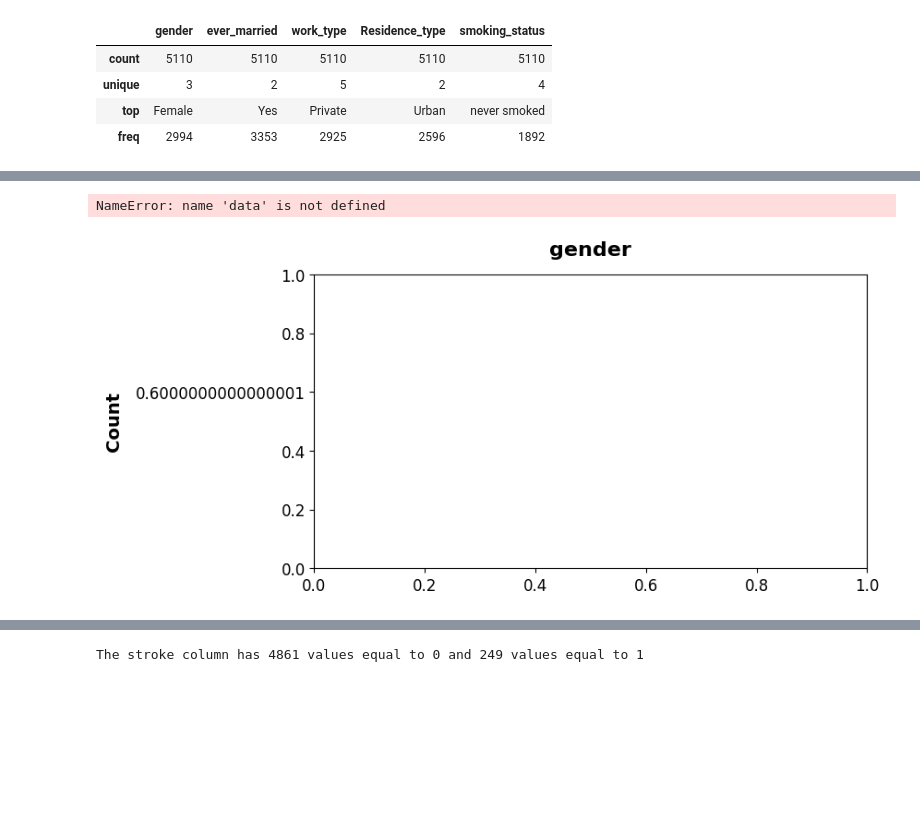
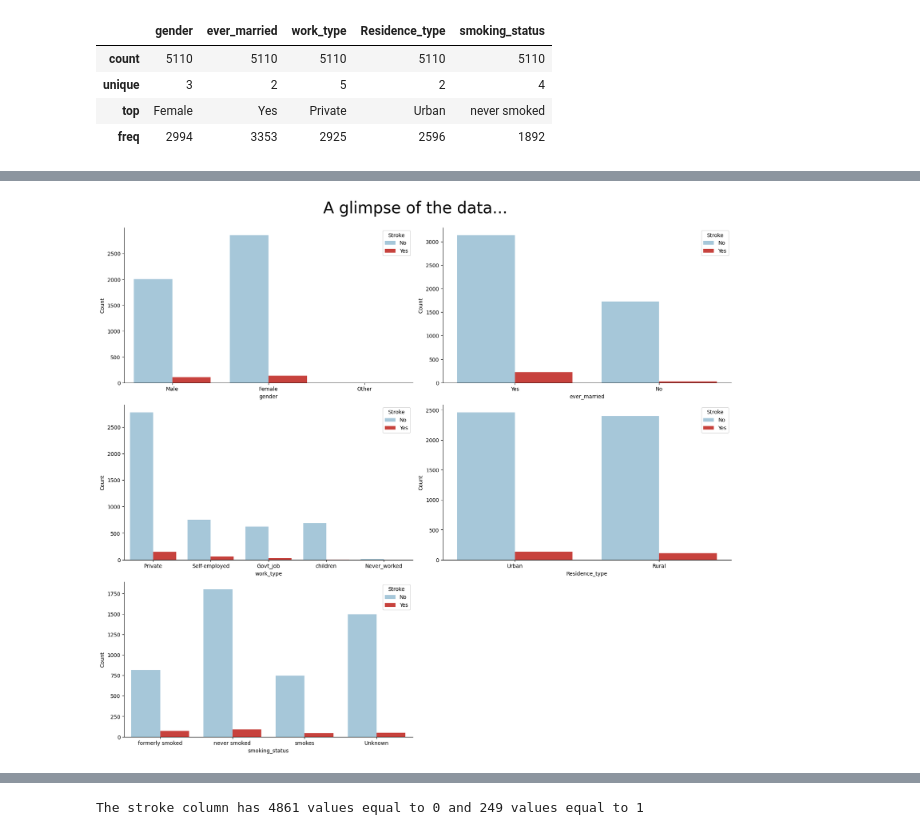
Before and after one commit to Laura1385/ml_stroke, a Jupyter notebook: main copia.ipynb, the cells around one changed output, grey strips where cells are left out. Saved outputs shown, nothing was run; the diff lists cells and outputs as text; code cells hidden in the pictures; blank space fills up the shorter version.

```diff
--- a/main copia.ipynb
+++ b/main copia.ipynb
@@ -223,33 +214,21 @@ plt.show()
-# %%
-import matplotlib.pyplot as plt
-import seaborn as sns
-import matplotlib.ticker as mtick
-
-
-categorical_cols = df_stroke.select_dtypes(include=['object', 'category']).columns.tolist()
-
-
-plt.figure(figsize=(17, 19))
-i = 1
-for column in categorical_cols:
-    ax = plt.subplot(4, 2, i)
-    ax.set_title(column, fontsize=16, fontweight='bold', pad=15)
-    ax.tick_params(axis='both', which='major', labelsize=12)
-    ax.set_xlabel('')
-    ax.set_ylabel('Count', fontsize=14, fontweight='bold', labelpad=10)
-    ax.yaxis.set_major_formatter(mtick.StrMethodFormatter('{x:,}'))
-    total = float(len(df[column]))
-    for p in ax.patches:
-        percentage = '{:.1f}%'.format(100 * p.get_height() / total)
-        x = p.get_x() + p.get_width() / 2 - 0.05
-        y = p.get_y() + p.get_height() + 300
-        ax.annotate(percentage, (x, y), fontsize=14, fontweight='bold')
-    sns.countplot(x=data[column], hue=data["stroke"], palette=['#9ecae1','#de2d26'])
-    i += 1
-plt.tight_layout()
-plt.show()
-# %% [output]
-NameError: name 'data' is not defined
-[figure, removed]
+# %%
+plt.figure(figsize=(17, 19))
+plt.suptitle('A glimpse of the data...', fontsize=30, y=1)
+custom_palette = ['#9ecae1','#de2d26']
+sns.set_palette(custom_palette)
+for i, column in enumerate(df_stroke.select_dtypes(include='object').columns, start=1):
+    if column != "id":
+        ax = plt.subplot(4, 2, i)
+        sns.countplot(x=column, hue="stroke", data=df_stroke)
+        ax.set_ylabel('Count')
+        ax.legend(title='Stroke', labels=['No', 'Yes'])
+    ax.spines['right'].set_visible(False)
+    ax.spines['top'].set_visible(False)
+    ax.spines['left'].set_visible(True)
+    ax.spines['bottom'].set_visible(True)
+plt.tight_layout()
+plt.show()
+# %% [output]
+[figure, added]
 # %%
 #graphics
```
Also changed, not shown: parts of 3 cells of this notebook, 1 other file.
